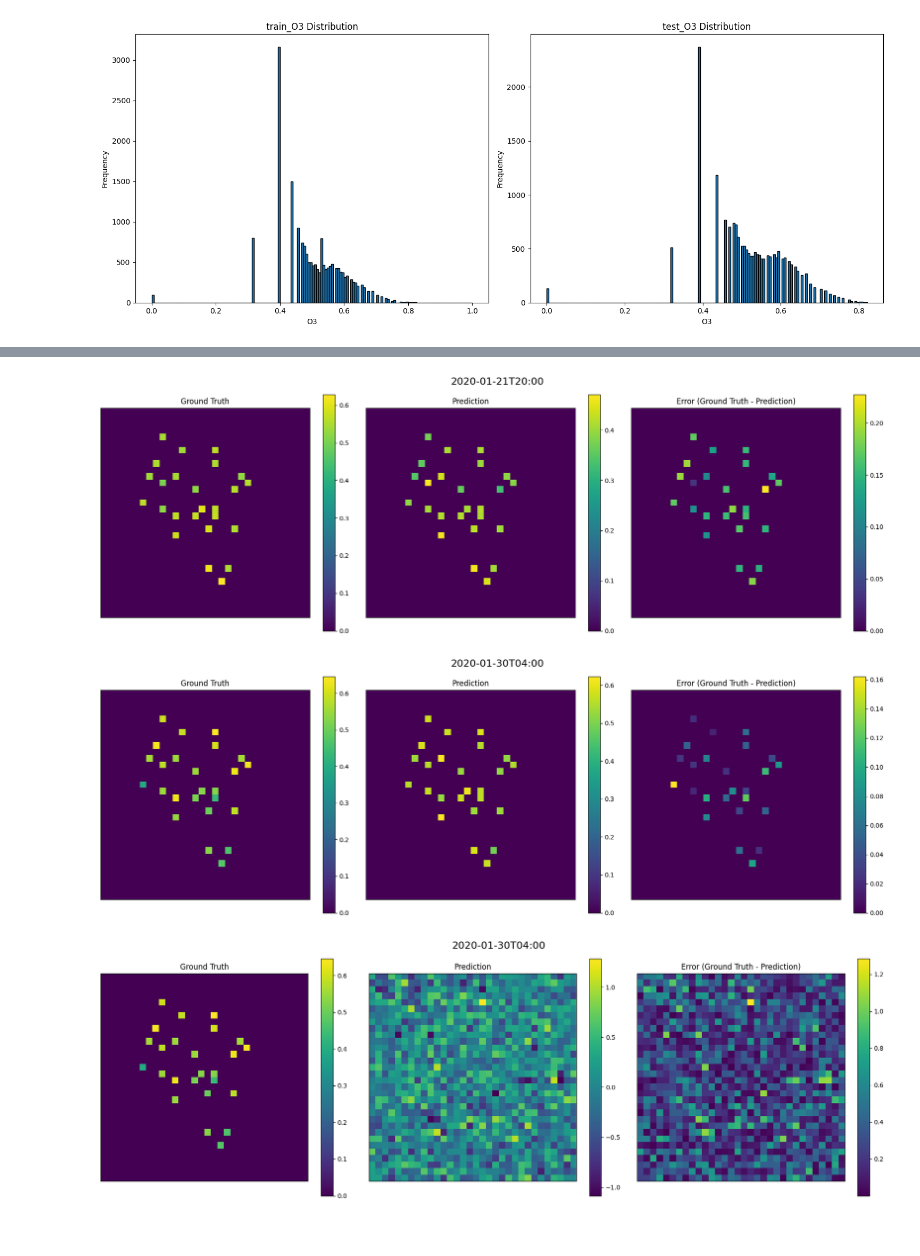
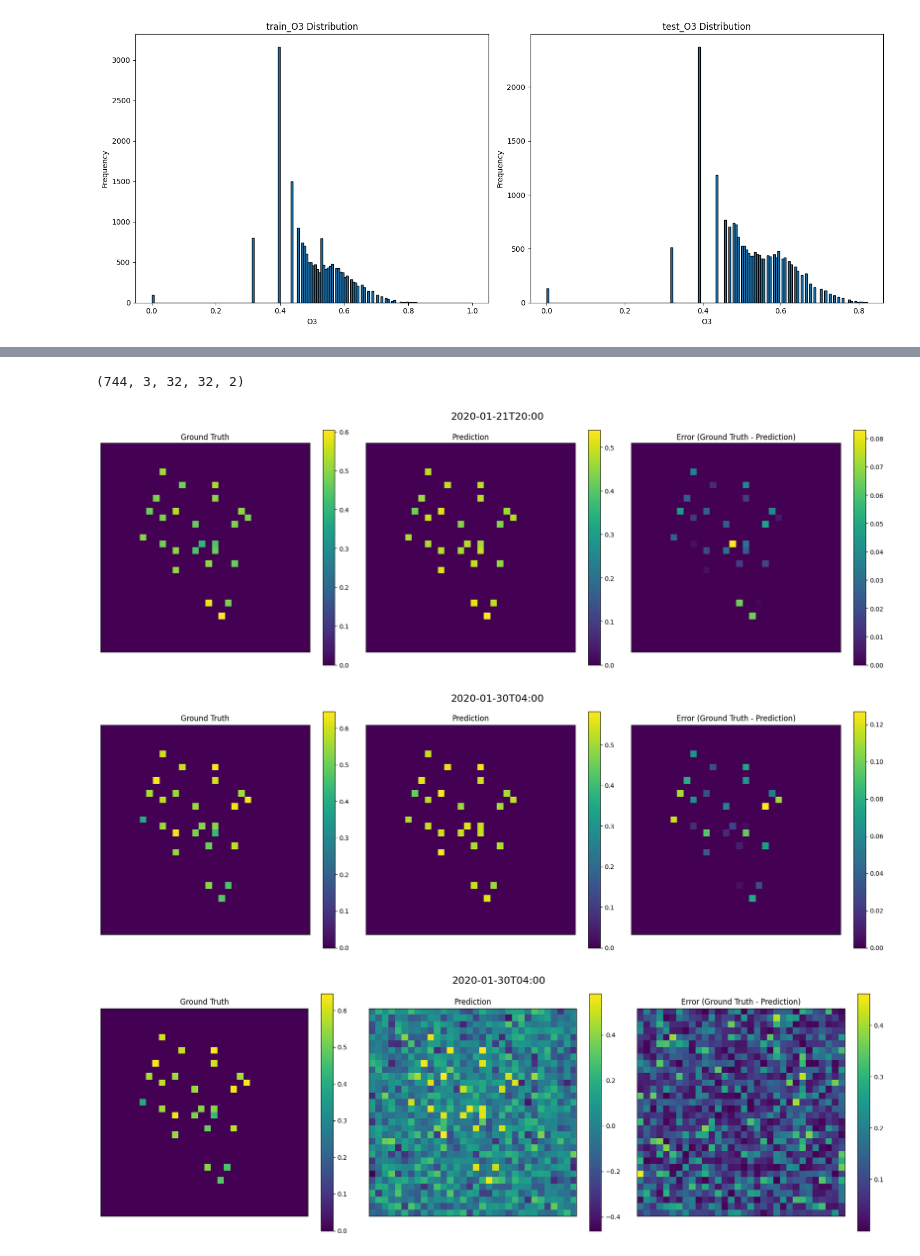
Before and after one commit to kminseong841/ML-Research, a Jupyter notebook: Pytorch_Ozone_predict_CNN.ipynb, the cells around one changed output, grey strips where cells are left out. Drawn from its saved outputs; the diff is of its cells as text; code cells hidden in the pictures.

Commit message:
K Fold CrossValidataion, Fixed Error
K Fold CrossValidation 적용,
train, validation split 과정에서 순서 랜덤 추출 오류 / train_model 함수 validation Error 계산 오류 / score 계산시에만 nn.MSELoss() 사용 오류 수정 및 기타 리팩토링

```diff
--- a/Pytorch_Ozone_predict_CNN.ipynb
+++ b/Pytorch_Ozone_predict_CNN.ipynb
@@ -532,8 +528,8 @@ def train_model(model, train_data, valid_data, criterion, optimizer, epochs, pat
         val_loss_per_batch += loss.item() / inputs.size(0)
         val_metric_per_batch += mae.item() / inputs.size(0)
 
-    val_loss = val_loss_per_batch * len(valid_data.dataset)
-    val_metric = val_metric_per_batch * len(valid_data.dataset)
+    val_loss = val_loss_per_batch / len(valid_data.dataset)
+    val_metric = val_metric_per_batch / len(valid_data.dataset)
 
     print(f'Epoch {epoch+1}/{epochs} | Train HuberLoss: {train_loss:.4f} | Train MAE: {train_metric:.4f} | Val HuberLoss: {val_loss:.4f}| Val MAE: {val_metric:.4f}')
 
@@ -698,0 +621,17 @@ HuberLoss: 0.00010020971944135042, MAE: 0.0009760153655123005
+# %%
+# 데이터 텐서로 변환 및 데이터로더 생성
+def convertLoader(x, y=None, batch_size=16, shuffle=False):
+    x = np.transpose(x, (0, 4, 1, 2, 3))
+
+    # NumPy 배열을 PyTorch 텐서로 변환
+    x_tensor = torch.tensor(x, dtype=torch.float32)
+
+    if y is not None:
+        y_tensor = torch.tensor(y, dtype=torch.float32)
+        dataset = TensorDataset(x_tensor, y_tensor)
+    else:
+        dataset = TensorDataset(x_tensor)
+
+    # DataLoader 생성
+    loader = DataLoader(dataset, batch_size=batch_size, shuffle=shuffle)
+    return loader
@@ -698,0 +700,16 @@ HuberLoss: 0.00010020971944135042, MAE: 0.0009760153655123005
+# %%
+# 예측 수행
+def PredictML(model_list, xdata, onlyStation=True):
+	# Pred_list 선언
+	n_model = len(model_list)
+	n_data = xdata.shape[0]
+	pred_list = np.zeros((n_model, n_data, 1024))
+
+	data_loader = convertLoader(xdata)
+
+	for idx, model in enumerate(model_list):
+		pred_list[idx] = predict(model, data_loader, onlyStation=onlyStation)
+
+	prediction = np.mean(pred_list, axis = 0)
+
+	return prediction
@@ -698,0 +731,3 @@ HuberLoss: 0.00010020971944135042, MAE: 0.0009760153655123005
+# %%
+# 학습 실행과정
+model_list = TrainML(grid_data, label_grid_data)
@@ -739,23 +791,29 @@ def plot_ozone_maps(index, g_data, prediction):
     fig.suptitle(data_date, fontsize=16)
     plt.tight_layout()
     plt.show()
+# %%
+print(grid_data.shape)
+# %% [output]
+(744, 3, 32, 32, 2)
 # %%
 # train prediction 시각화
-pred = predict(model=trained_model, data_loader = train_loader)
-plot_ozone_maps(index=500, g_data=ytrain, prediction = pred)
+xtrain = grid_data
+ytrain = label_grid_data
+train_pred = PredictML(model_list, xtrain)
+plot_ozone_maps(index=500, g_data=ytrain, prediction = train_pred)
 # %% [output]
-[figure, old version]
+[figure, new version]
 # %%
 # test prediction 시각화
-pred = predict(model=trained_model, data_loader = test_loader)
-plot_ozone_maps(index=700, g_data=ytest, prediction=pred)
+test_pred = PredictML(model_list, xtest)
+plot_ozone_maps(index=700, g_data=ytest, prediction=test_pred)
 # %% [output]
-[figure, old version]
+[figure, new version]
 # %%
 # test prediction 시각화 (not only station)
-pred = predict(model=trained_model, data_loader = test_loader, onlyStation=False)
-plot_ozone_maps(index=700, g_data=ytest, prediction=pred)
+test_pred_all = PredictML(model_list, xtest, onlyStation=False)
+plot_ozone_maps(index=700, g_data=ytest, prediction=test_pred_all)
 # %% [output]
-[figure, old version]
+[figure, new version]
 # %%
 gt = ytest.reshape(-1, grid_size, grid_size)
```
Also changed, not shown: parts of 14 cells of this notebook.
